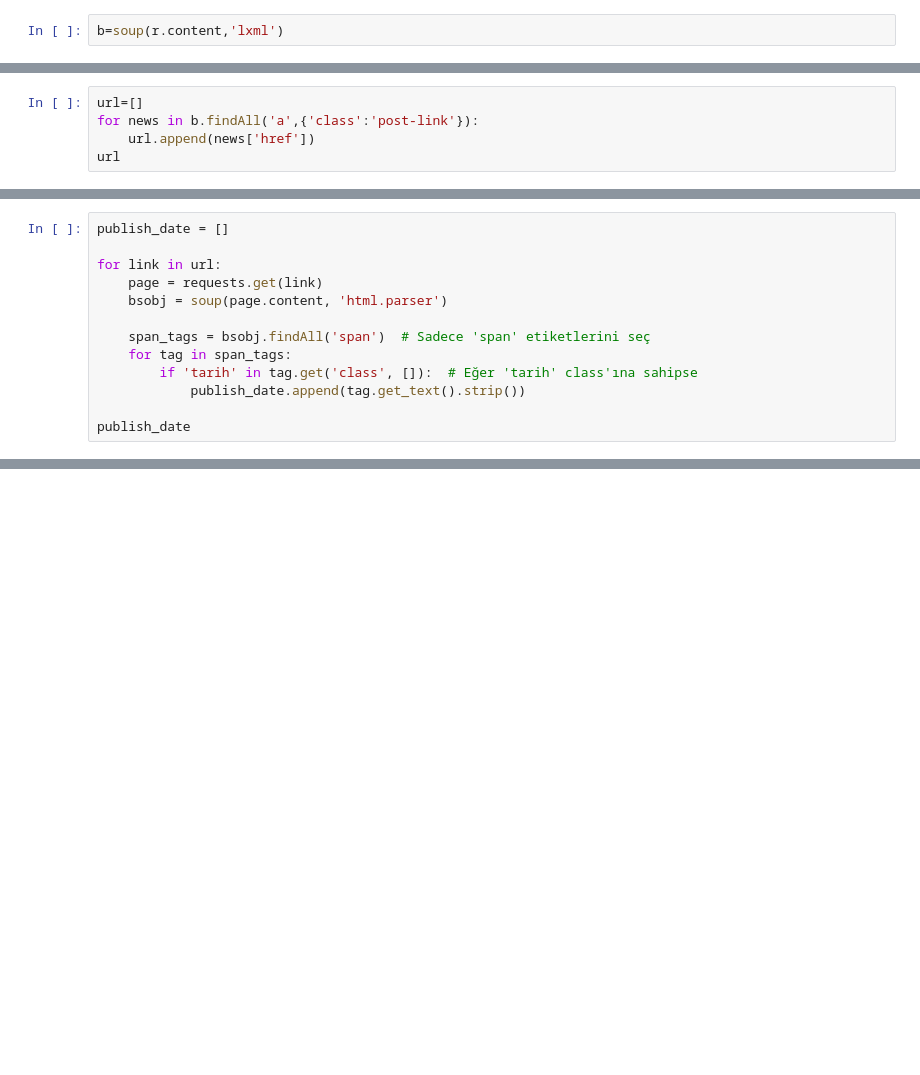
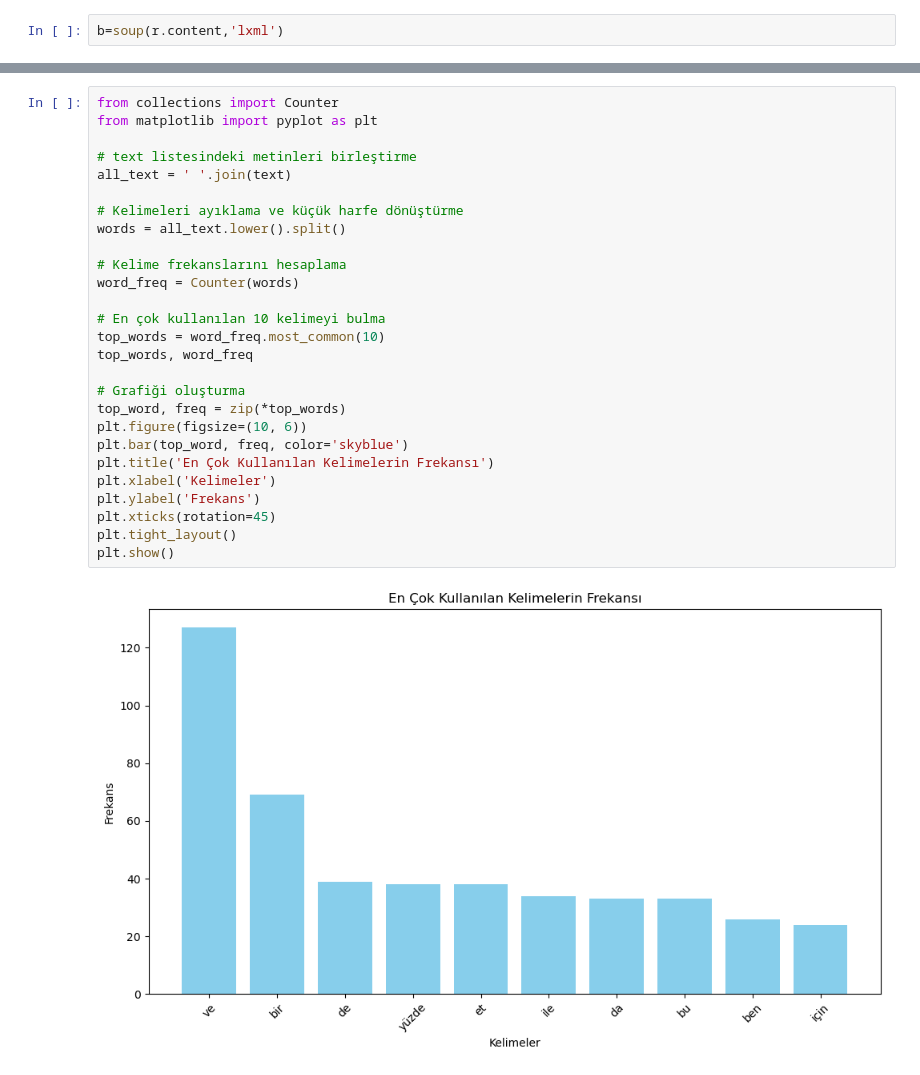
Before and after one commit to sevgicann/python-veri, a Jupyter notebook: new.ipynb, the cells around one changed output, grey strips where cells are left out. Saved outputs shown, nothing was run; the diff lists cells and outputs as text; blank space fills up the shorter version.

```diff
--- a/new.ipynb
+++ b/new.ipynb
@@ -92,5 +66,0 @@ header
-# %%
-url=[]
-for news in b.findAll('a',{'class':'post-link'}):
-    url.append(news['href'])
-url
@@ -153,13 +234,0 @@ publish_date
-# %%
-publish_date = []
-
-for link in url:
-    page = requests.get(link)
-    bsobj = soup(page.content, 'html.parser')
-
-    span_tags = bsobj.findAll('span')  # Sadece 'span' etiketlerini seç
-    for tag in span_tags:
-        if 'tarih' in tag.get('class', []):  # Eğer 'tarih' class'ına sahipse
-            publish_date.append(tag.get_text().strip())
-
-publish_date
@@ -261,0 +312,29 @@ verilerden.csv adlı CSV dosyası oluşturuldu.
+# %%
+from collections import Counter
+from matplotlib import pyplot as plt
+
+# text listesindeki metinleri birleştirme
+all_text = ' '.join(text)
+
+# Kelimeleri ayıklama ve küçük harfe dönüştürme
+words = all_text.lower().split()
+
+# Kelime frekanslarını hesaplama
+word_freq = Counter(words)
+
+# En çok kullanılan 10 kelimeyi bulma
+top_words = word_freq.most_common(10)
+top_words, word_freq
+
+# Grafiği oluşturma
+top_word, freq = zip(*top_words)
+plt.figure(figsize=(10, 6))
+plt.bar(top_word, freq, color='skyblue')
+plt.title('En Çok Kullanılan Kelimelerin Frekansı')
+plt.xlabel('Kelimeler')
+plt.ylabel('Frekans')
+plt.xticks(rotation=45)
+plt.tight_layout()
+plt.show()
+# %% [output]
+[figure, added]
```
Also changed, not shown: parts of 9 cells of this notebook.
